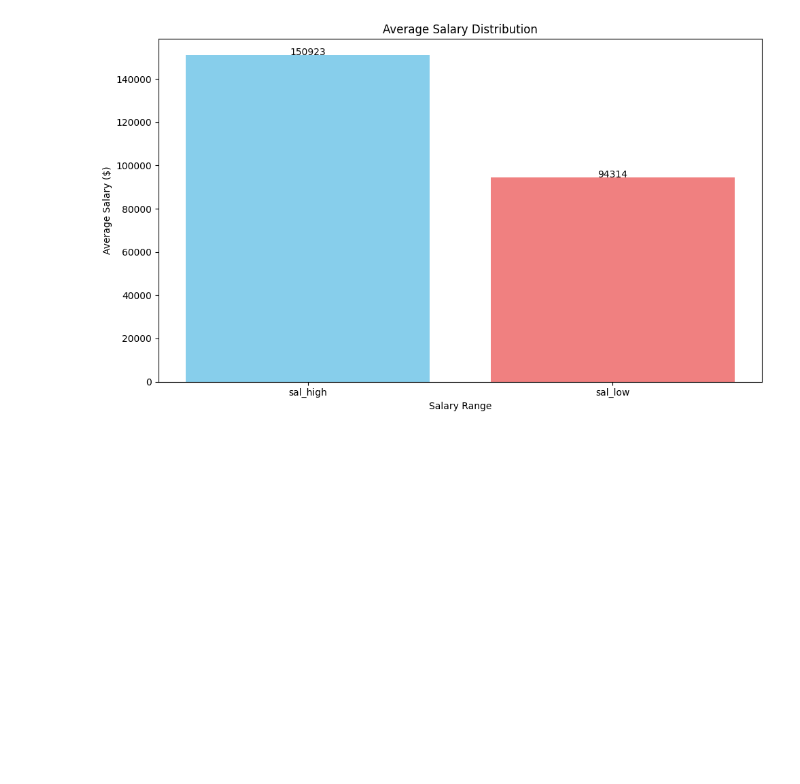
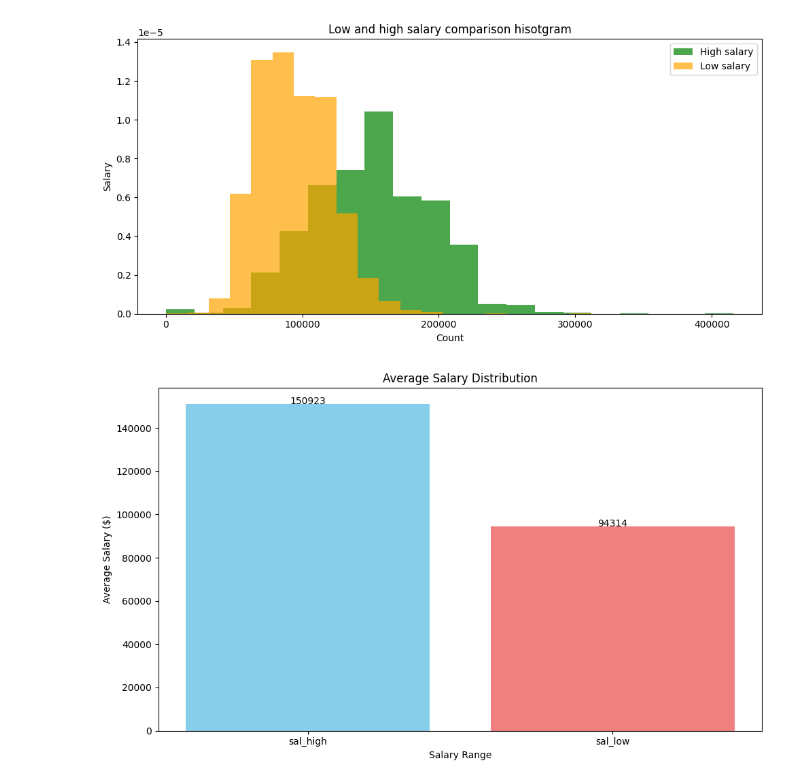
Before and after one commit to emin1731/tech-job-market-data, a Jupyter notebook: Team_Project.ipynb, the cells around one changed output. Saved outputs shown, nothing was run; the diff lists cells and outputs as text; code cells hidden in the pictures; blank space fills up the shorter version.

```diff
--- a/Team_Project.ipynb
+++ b/Team_Project.ipynb
@@ -75,18 +92,24 @@ plt.show()
 # %%
 
-company_count = jobPostings["sal_high"].value_counts()
-company_count = company_count.sort_values(ascending=False)
-top_companies = company_count
 
-# Create a bar chart
-plt.figure(figsize=(10, 3))  # Adjust figure size for better readability
-plt.bar(top_companies.index, top_companies.to_numpy())  # Use index for x-axis labels
-plt.xlabel("Seniority Level")
-plt.ylabel("Count")
-plt.xticks(rotation=45, ha="right")  # Rotate x-axis labels for better visibility
-plt.title("Top companies")
+high_salary = jobPostings["sal_high"]
+
+low_salary = jobPostings["sal_low"]
+
+# Create a line chart
+plt.figure(figsize=(10, 5))  # Adjust figure size for better readability
+plt.hist(high_salary, density=100, alpha = 0.7, bins=20, label='High salary',color='green')  # Use index for x-axis labels
+plt.hist(low_salary, density=1, alpha = 0.7, bins=20, label='Low salary',color='orange')  # Use index for x-axis labels
+
+plt.legend()
+plt.xlabel("Count")
+plt.ylabel("Salary")
+# plt.xticks(rotation=45, ha="right")  # Rotate x-axis labels for better visibility
+plt.title("Low and high salary comparison hisotgram")
 plt.tight_layout()  # Adjust spacing between elements
 plt.show()
+# %% [output]
+[figure, added]
 # %%
 
 # Extract salary data
```
Also changed, not shown: parts of 5 cells of this notebook.
